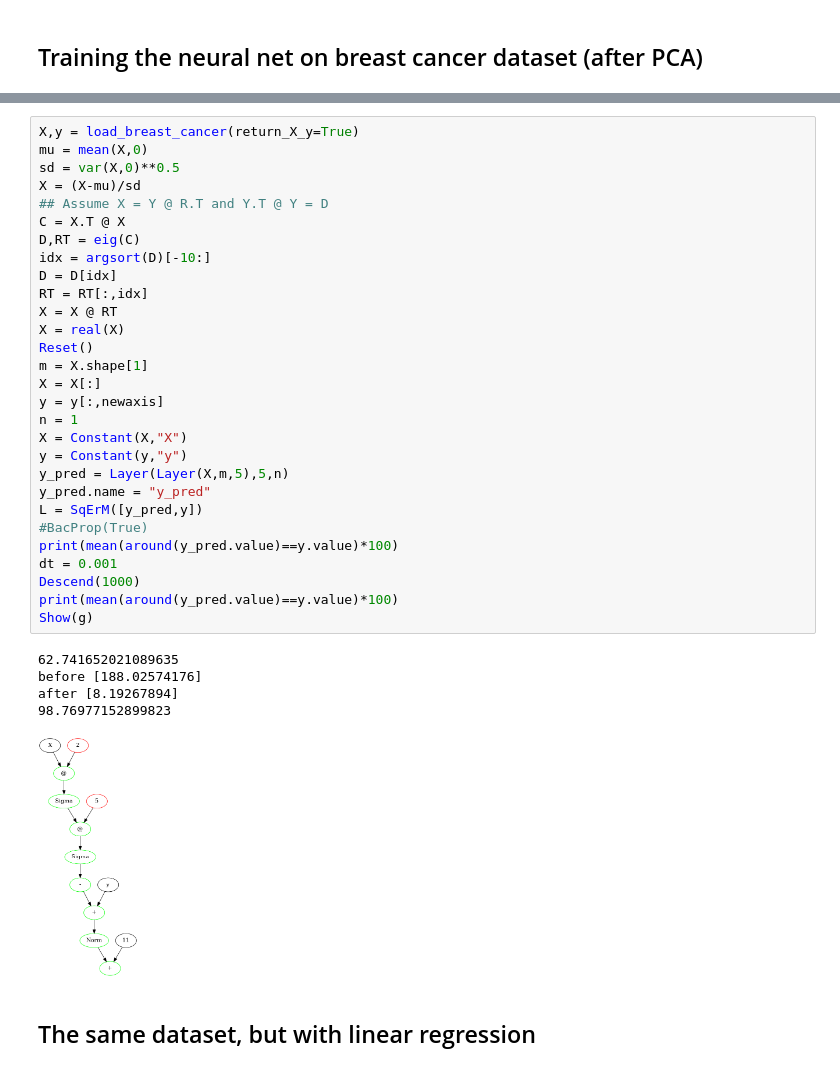
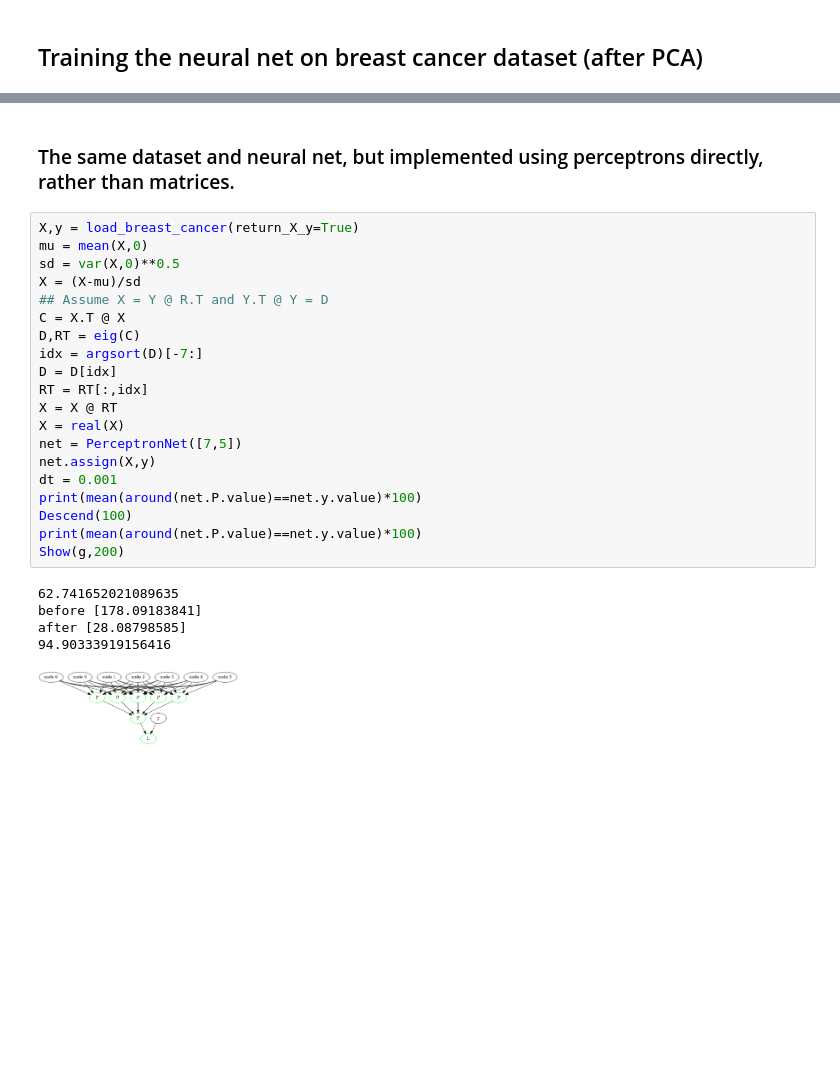
Before and after one commit to pranav-joshi-iitgn/ML_Journey, a Jupyter notebook: AutoDif.ipynb, the cells around one changed output, grey strips where cells are left out. Cells and saved outputs as stored; diff of their text form; blank space fills up the shorter version.

```diff
--- a/AutoDif.ipynb
+++ b/AutoDif.ipynb
@@ -466,37 +549,28 @@ after [3.56216774]
+# %% [markdown]
+### The same dataset and neural net, but implemented using perceptrons directly, rather than matrices.
 # %%
 X,y = load_breast_cancer(return_X_y=True)
 mu = mean(X,0)
 sd = var(X,0)**0.5
 X = (X-mu)/sd
 ## Assume X = Y @ R.T and Y.T @ Y = D
 C = X.T @ X
 D,RT = eig(C)
-idx = argsort(D)[-10:]
+idx = argsort(D)[-7:]
 D = D[idx]
 RT = RT[:,idx]
 X = X @ RT
 X = real(X)
-Reset()
-m = X.shape[1]
-X = X[:]
-y = y[:,newaxis]
-n = 1
-X = Constant(X,"X")
-y = Constant(y,"y")
-y_pred = Layer(Layer(X,m,5),5,n)
-y_pred.name = "y_pred"
-L = SqErM([y_pred,y])
-#BacProp(True)
-print(mean(around(y_pred.value)==y.value)*100)
+net = PerceptronNet([7,5])
+net.assign(X,y)
 dt = 0.001
-Descend(1000)
-print(mean(around(y_pred.value)==y.value)*100)
-Show(g)
+print(mean(around(net.P.value)==net.y.value)*100)
+Descend(100)
+print(mean(around(net.P.value)==net.y.value)*100)
+Show(g,200)
 # %% [output]
 62.741652021089635
-before [188.02574176]
-after [8.19267894]
-98.76977152899823
+before [178.09183841]
+after [28.08798585]
+94.90333919156416
-[figure, old version]
+[figure, new version]
-# %% [markdown]
-## The same dataset, but with linear regression
```
Also changed, not shown: parts of 12 cells of this notebook.
